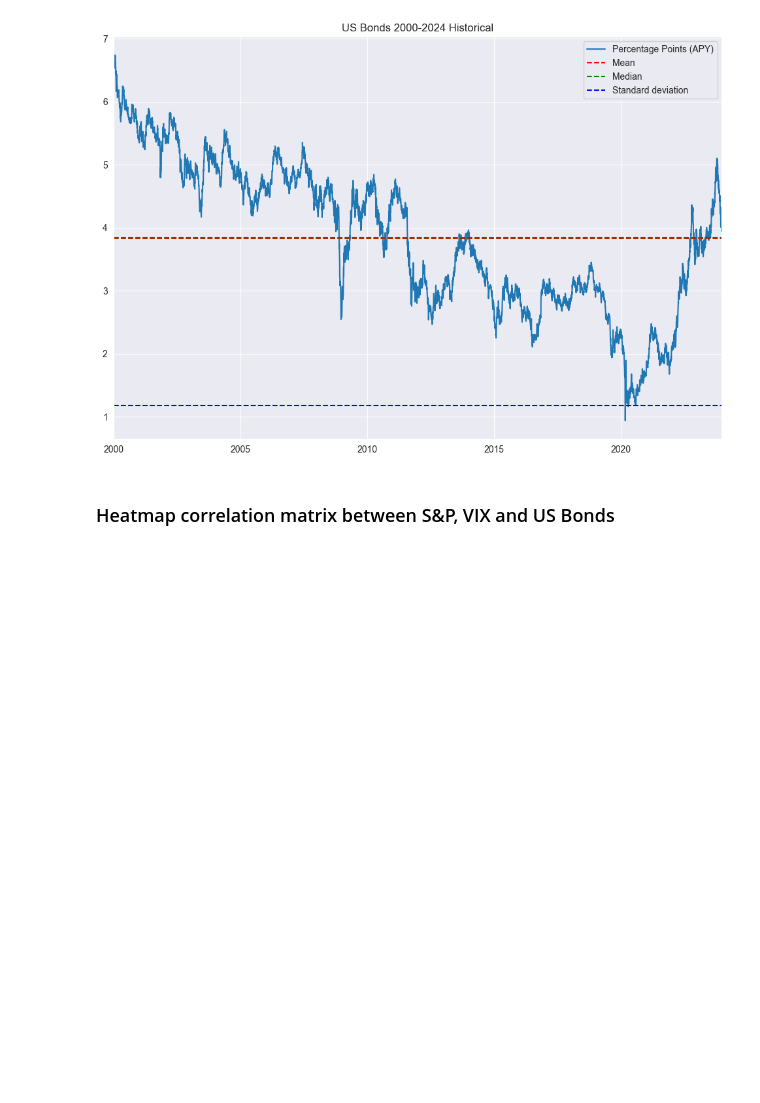
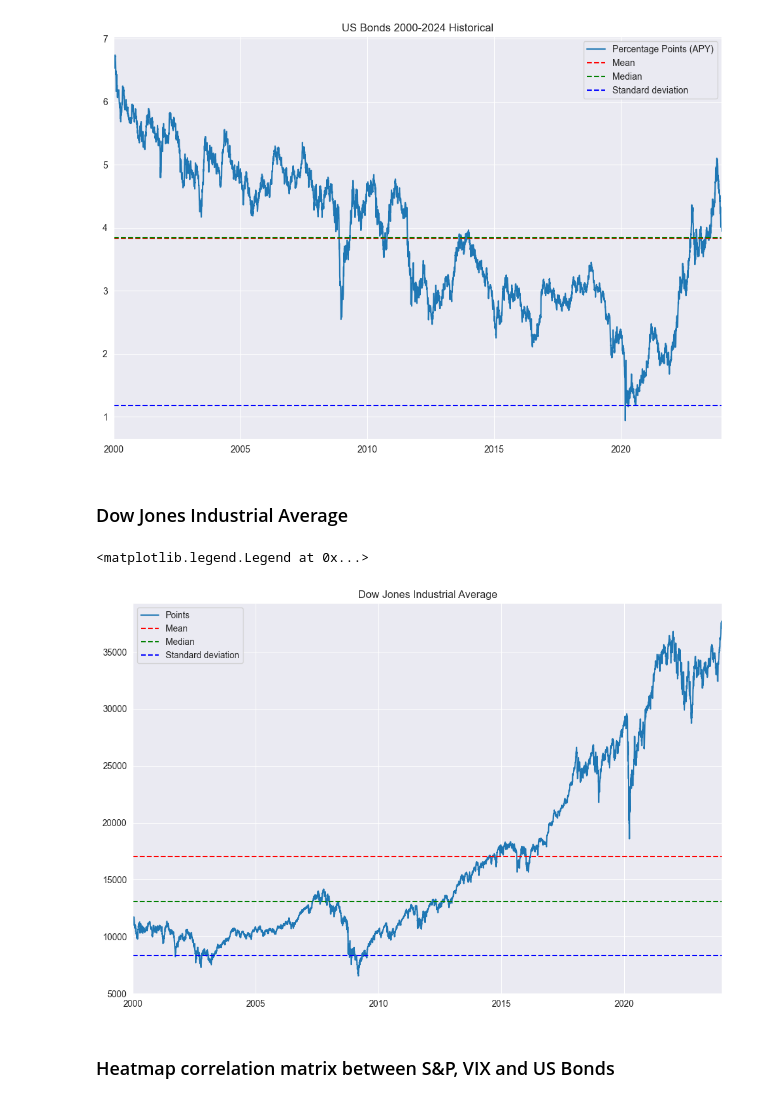
Before and after one commit to eddienubes/datascience-for-ek, a Jupyter notebook: project1/analysis.ipynb, the cells around one changed output. Cells and saved outputs as stored; diff of their text form; code cells hidden in the pictures; blank space fills up the shorter version.

```diff
--- a/project1/analysis.ipynb
+++ b/project1/analysis.ipynb
@@ -106,6 +111,24 @@ bonds_plot.legend()
 # %% [output]
 <matplotlib.legend.Legend at 0x...>
 [figure]
+# %% [markdown]
+### Dow Jones Industrial Average
+# %%
+djia_plot = djia_data.plot(title='Dow Jones Industrial Average', y='close',
+                             label='Points', figsize=(12, 8))
+
+djia_mean = djia_data['close'].mean()
+djia_median = djia_data['close'].median()
+djia_std = djia_data['close'].std()
+
+djia_plot.axhline(y=djia_mean, label='Mean', color='r', linestyle='dashed')
+djia_plot.axhline(y=djia_median, label='Median', color='g', linestyle='dashed')
+djia_plot.axhline(y=djia_std, label='Standard deviation', color='b', linestyle='dashed')
+
+djia_plot.legend()
+# %% [output]
+<matplotlib.legend.Legend at 0x...>
+[figure, added]
 # %% [markdown]
 ### Heatmap correlation matrix between S&P, VIX and US Bonds
 # %%
```
Also changed, not shown: parts of 14 cells of this notebook, 3 other files.
